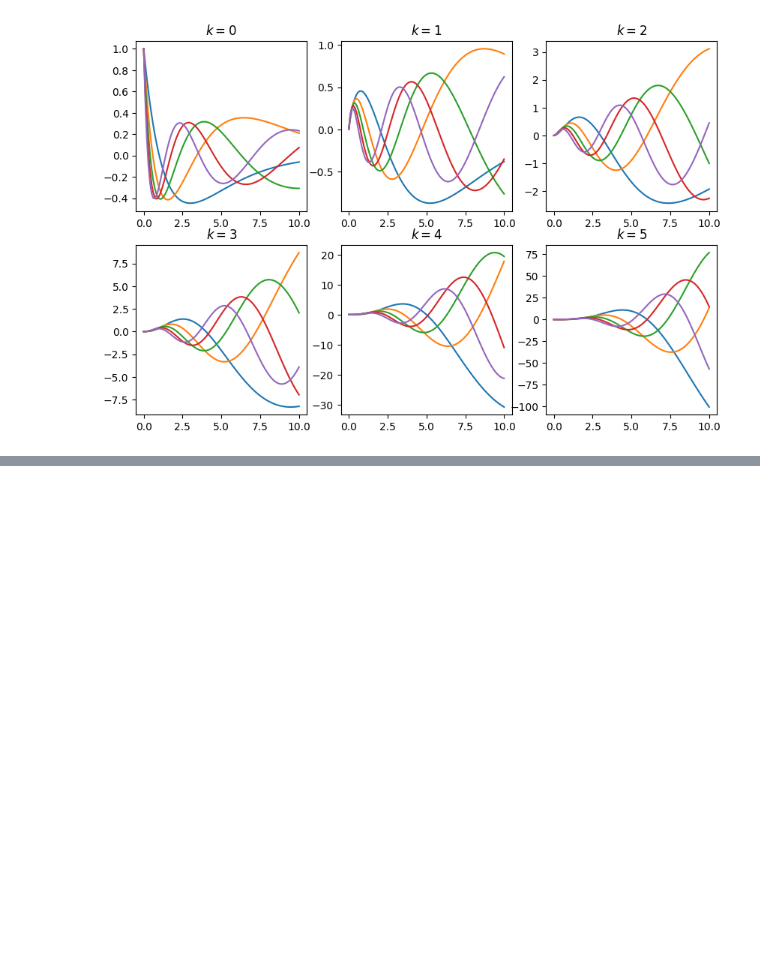
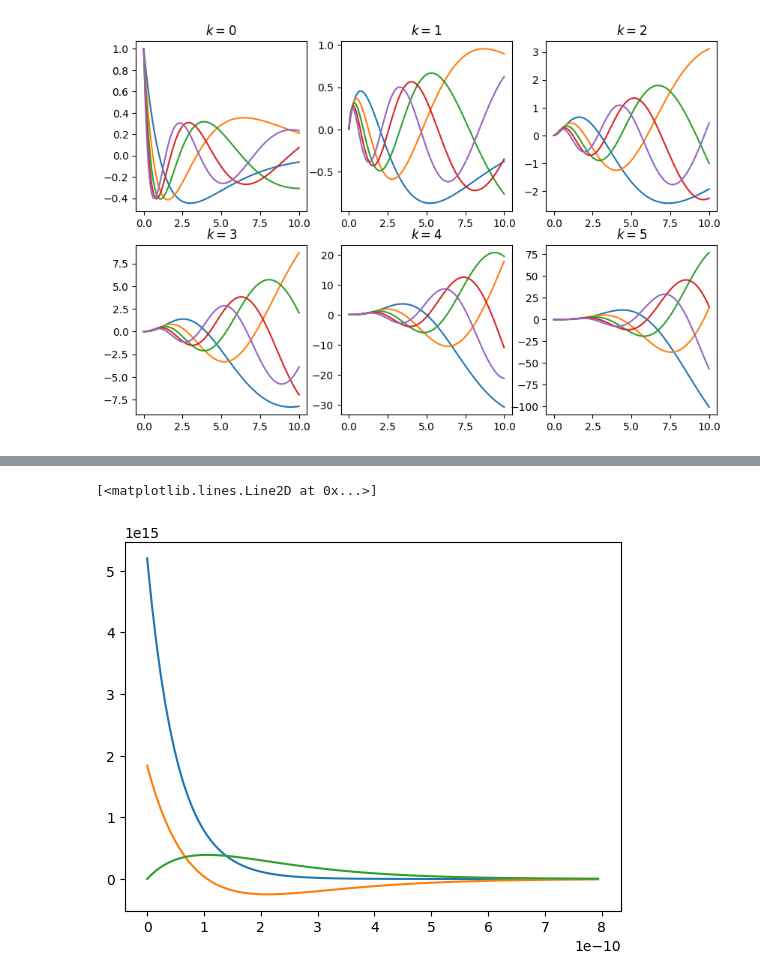
Before and after one commit to DanielBarrreto/Hydrogen-atom, a Jupyter notebook: H_A.ipynb, the cells around one changed output, grey strips where cells are left out. Saved outputs shown, nothing was run; the diff lists cells and outputs as text; code cells hidden in the pictures; blank space fills up the shorter version.

```diff
--- a/H_A.ipynb
+++ b/H_A.ipynb
@@ -109,0 +107,15 @@ ax.plot_surface(X,Y,Z,facecolors=cm.viridis(norm(T)))
+# %%
+a_0=0.529*10**(-10)
+def func_radial(r,n,l):
+    norm=2/n**2 * np.sqrt(mat.factorial(n-l-1)/(a_0**3*mat.factorial(n+l)))
+    Lag=Laguerre_aso(n-l-1,2*l+1,ortnorm=False)
+    func= (2*r/(n*a_0))**l * np.exp(-r/(n*a_0))*Lag(2*r/(n*a_0))
+    return norm*func
+# %%
+x_ax3=np.linspace(0.00000001*a_0,15*a_0,100)
+for i in range(1,3):
+    plt.plot(x_ax3,func_radial(x_ax3,i,0))
+plt.plot(x_ax3,func_radial(x_ax3,2,1))
+# %% [output]
+[<matplotlib.lines.Line2D at 0x...>]
+[figure, added]
```
Also changed, not shown: parts of 5 cells of this notebook.
